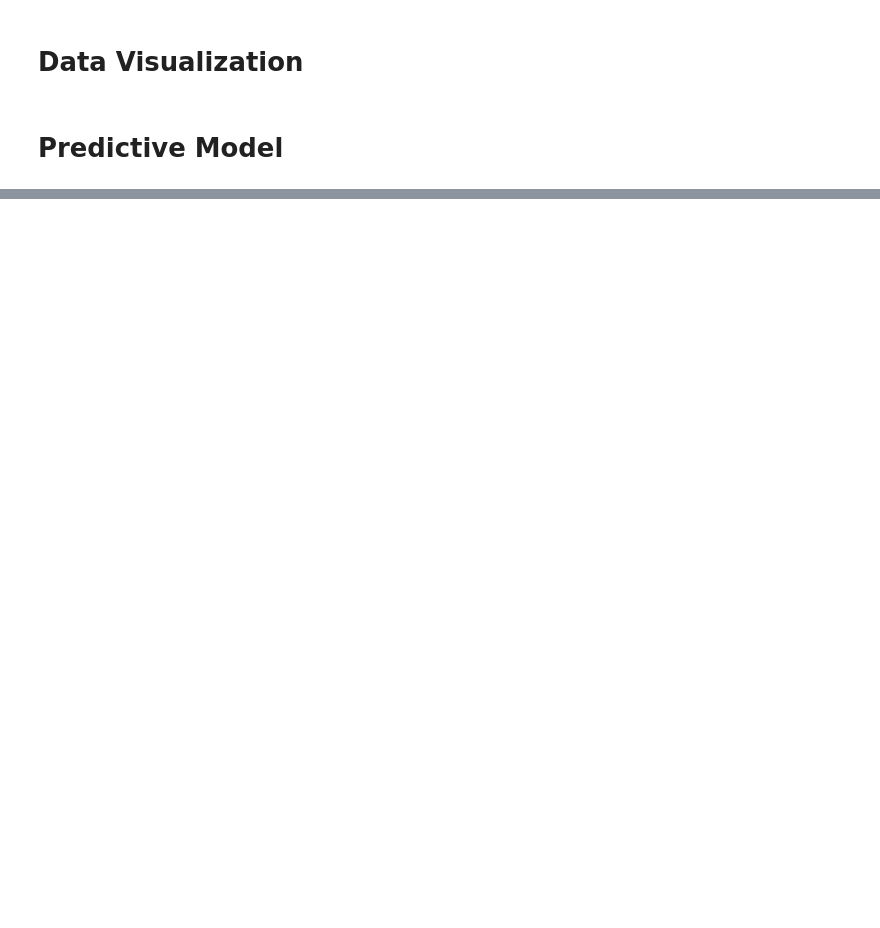
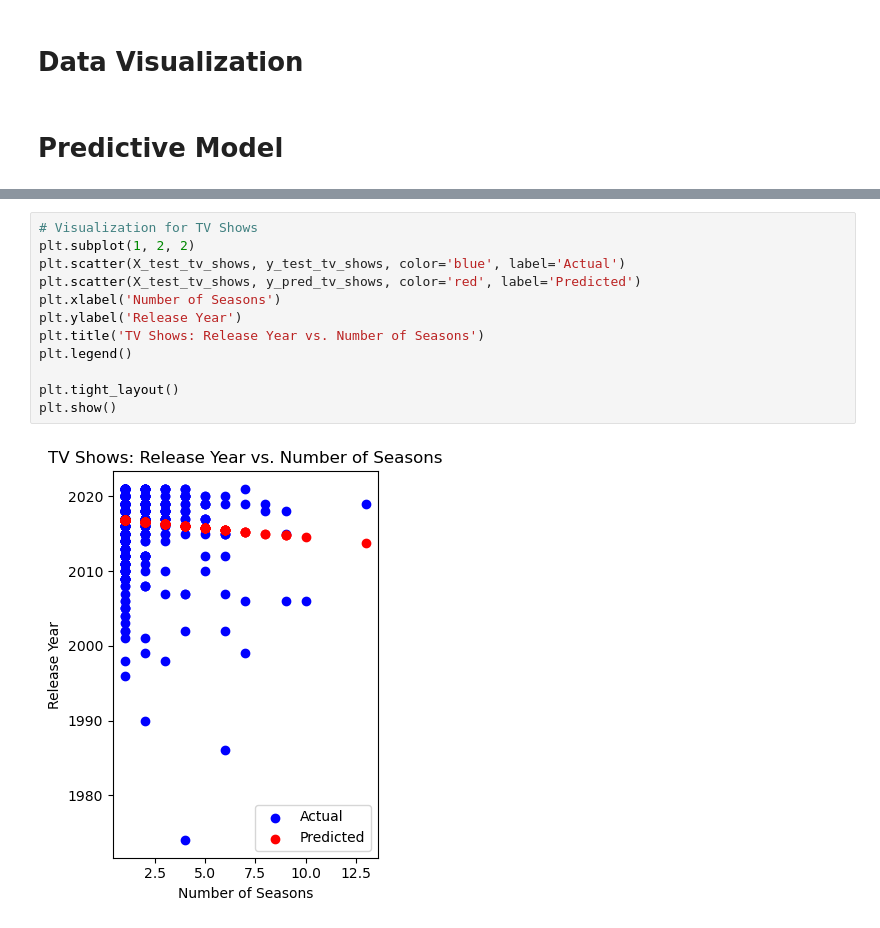
Before and after one commit to GrantCa24/DA_Group6-Final_Project, a Jupyter notebook: Project-Netflix_Visualization.ipynb, the cells around one changed output, grey strips where cells are left out. Saved outputs shown, nothing was run; the diff lists cells and outputs as text; blank space fills up the shorter version.

```diff
--- a/Project-Netflix_Visualization.ipynb
+++ b/Project-Netflix_Visualization.ipynb
@@ -494,0 +531,14 @@ plt.show()
+# %%
+# Visualization for TV Shows
+plt.subplot(1, 2, 2)
+plt.scatter(X_test_tv_shows, y_test_tv_shows, color='blue', label='Actual')
+plt.scatter(X_test_tv_shows, y_pred_tv_shows, color='red', label='Predicted')
+plt.xlabel('Number of Seasons')
+plt.ylabel('Release Year')
+plt.title('TV Shows: Release Year vs. Number of Seasons')
+plt.legend()
+
+plt.tight_layout()
+plt.show()
+# %% [output]
+[figure, added]
```
Also changed, not shown: parts of 11 cells of this notebook.
